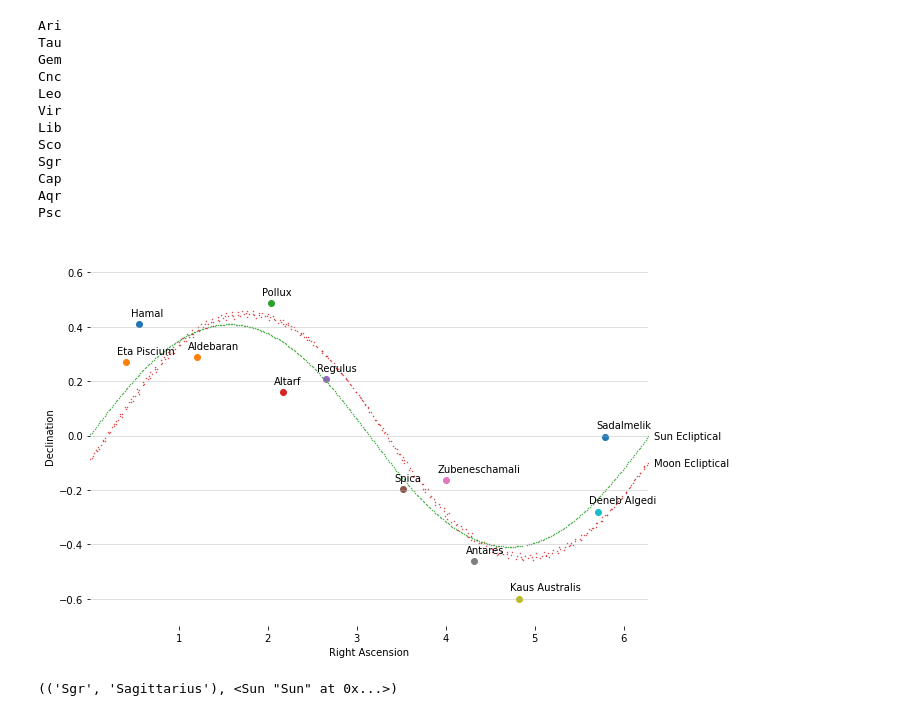
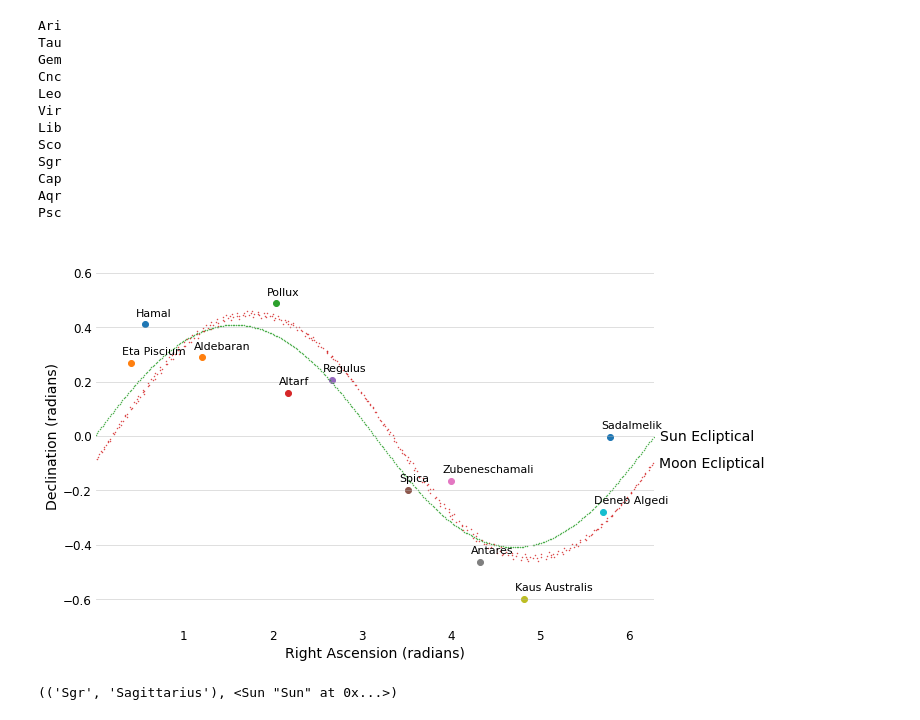
Before and after one commit to andrewblance/pseudo-rng-app, a Jupyter notebook: scratch/astrology.ipynb, the cells around one changed output. Drawn from its saved outputs; the diff is of its cells as text; code cells hidden in the pictures.

```diff
--- a/scratch/astrology.ipynb
+++ b/scratch/astrology.ipynb
@@ -100,7 +118,7 @@ def load_json(path):
     f.close()
     return data
 # %%
- stars = load_json("brightest.json")
+ stars = load_json("../brightest.json")
 # %%
 stars
 # %% [output]
@@ -159,40 +177,46 @@ import numpy as np
 
 fig, ax = plt.subplots(figsize=(10, 7))
 
 ax.spines["top"].set_visible(False)
 ax.spines["bottom"].set_visible(False)
 ax.spines["right"].set_visible(False)
 ax.spines["left"].set_visible(False)
 
 # Ensure that the axis ticks only show up on the bottom and left of the plot.
 # Ticks on the right and top of the plot are generally unnecessary chartjunk.
 ax.get_xaxis().tick_bottom()
 ax.get_yaxis().tick_left()
 
 ax.yaxis.grid(alpha=0.5)
 
 for x in stars_body:
     plt.scatter(stars_body[x]["star body"].ra, stars_body[x]["star body"].dec)
-    plt.annotate(stars_body[x]["name"], (stars_body[x]["star body"].ra-0.1, stars_body[x]["star body"].dec+0.03))
+    plt.annotate(stars_body[x]["name"], (stars_body[x]["star body"].ra-0.1, stars_body[x]["star body"].dec+0.03),
+                            fontsize=11)
 
 plt.scatter(ra, dec, s=0.2, label="Sun Ecliptical")
 plt.annotate(xy=(max(ra),dec[np.argmax(ra)]), xytext=(6,0), textcoords='offset points',
-                                            text="Sun Ecliptical", va='center')
+                                            text="Sun Ecliptical", va='center', fontsize=14)
 
 plt.scatter(ra_moon, dec_moon, s=0.2, label="Moon Ecliptical")
 plt.annotate(xy=(max(ra_moon),dec_moon[np.argmax(ra_moon)]), xytext=(6,0), textcoords='offset points',
-                                            text="Moon Ecliptical", va='center')
+                                            text="Moon Ecliptical", va='center', fontsize=14)
 
 plt.ylim([-0.7, 0.7])
 plt.xlim(min(ra), max(ra))
 
-plt.xlabel('Right Ascension')
-plt.ylabel("Declination")
+plt.xlabel('Right Ascension (radians)', fontsize=14)
+plt.ylabel("Declination (radians)", fontsize=14)
+plt.xticks(fontsize=12)
+plt.yticks(fontsize=12)
 
-plt.savefig("eh.png")
+ax.tick_params(axis='both', which='both', length=0)
+
+plt.savefig("eh.png", dpi=300,
+            bbox_inches='tight', pad_inches=0.1)
 plt.show()
 # %% [output]
-[figure, old version]
+[figure, new version]
 # %%
 sun_constelation(datelist[0])
 # %% [output]
```
Also changed, not shown: parts of 1 cell of this notebook, 5 other files.
